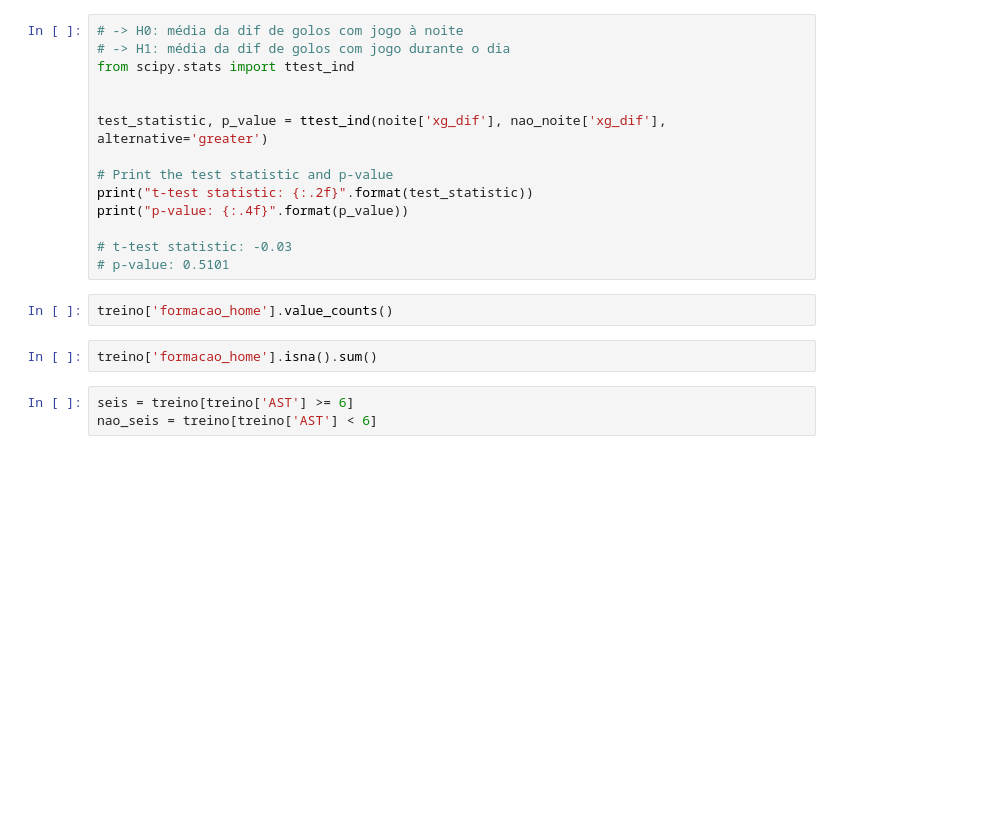
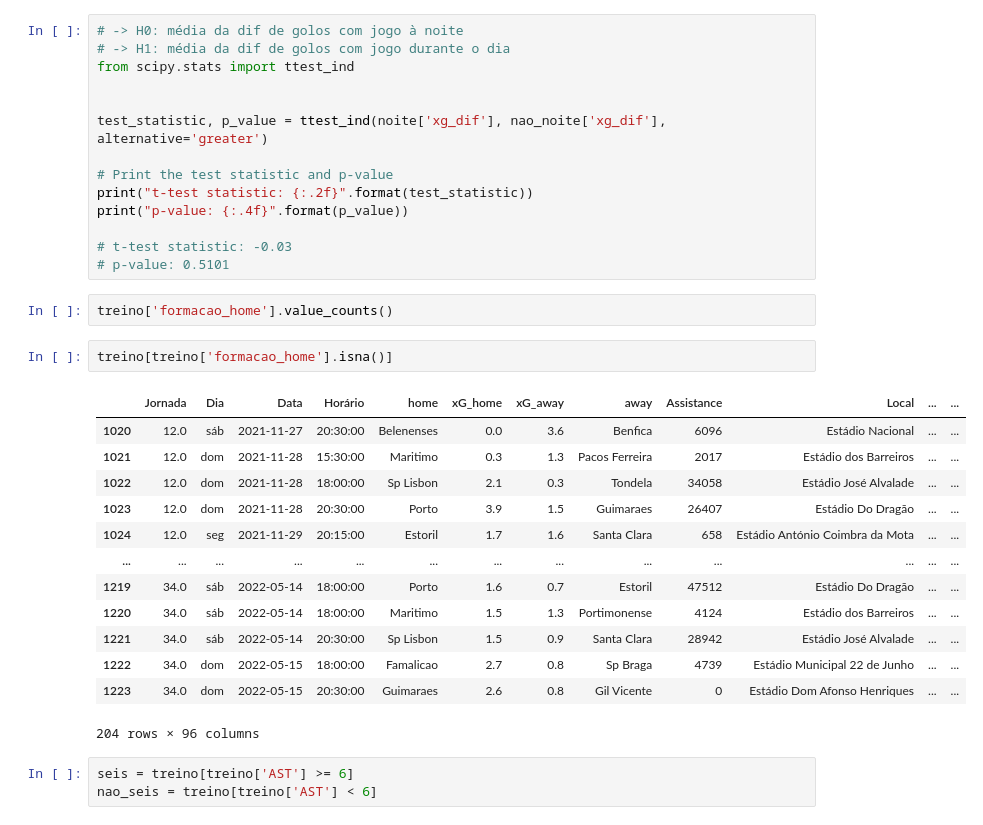
Before and after one commit to JoaoCaldas122/datamining-tp, a Jupyter notebook: TH.ipynb, the cells around one changed output. Cells and saved outputs as stored; diff of their text form; blank space fills up the shorter version.

```diff
--- a/TH.ipynb
+++ b/TH.ipynb
@@ -258,8 +262,22 @@ print("p-value: {:.4f}".format(p_value))
 # p-value: 0.5101
 # %%
 treino['formacao_home'].value_counts()
-# %%
-treino['formacao_home'].isna().sum()
+# %%
+treino[treino['formacao_home'].isna()]
+# %% [output]
+|  | Jornada | Dia | Data | Horário | home | xG_home | xG_away | away | Assistance | Local | ... | ... |
+| 1020 | 12.0 | sáb | 2021-11-27 | 20:30:00 | Belenenses | 0.0 | 3.6 | Benfica | 6096 | Estádio Nacional | ... | ... |
+| 1021 | 12.0 | dom | 2021-11-28 | 15:30:00 | Maritimo | 0.3 | 1.3 | Pacos Ferreira | 2017 | Estádio dos Barreiros | ... | ... |
+| 1022 | 12.0 | dom | 2021-11-28 | 18:00:00 | Sp Lisbon | 2.1 | 0.3 | Tondela | 34058 | Estádio José Alvalade | ... | ... |
+| 1023 | 12.0 | dom | 2021-11-28 | 20:30:00 | Porto | 3.9 | 1.5 | Guimaraes | 26407 | Estádio Do Dragão | ... | ... |
+| 1024 | 12.0 | seg | 2021-11-29 | 20:15:00 | Estoril | 1.7 | 1.6 | Santa Clara | 658 | Estádio António Coimbra da Mota | ... | ... |
+| ... | ... | ... | ... | ... | ... | ... | ... | ... | ... | ... | ... | ... |
+| 1219 | 34.0 | sáb | 2022-05-14 | 18:00:00 | Porto | 1.6 | 0.7 | Estoril | 47512 | Estádio Do Dragão | ... | ... |
+| 1220 | 34.0 | sáb | 2022-05-14 | 18:00:00 | Maritimo | 1.5 | 1.3 | Portimonense | 4124 | Estádio dos Barreiros | ... | ... |
+| 1221 | 34.0 | sáb | 2022-05-14 | 20:30:00 | Sp Lisbon | 1.5 | 0.9 | Santa Clara | 28942 | Estádio José Alvalade | ... | ... |
+| 1222 | 34.0 | dom | 2022-05-15 | 18:00:00 | Famalicao | 2.7 | 0.8 | Sp Braga | 4739 | Estádio Municipal 22 de Junho | ... | ... |
+| 1223 | 34.0 | dom | 2022-05-15 | 20:30:00 | Guimaraes | 2.6 | 0.8 | Gil Vicente | 0 | Estádio Dom Afonso Henriques | ... | ... |
+204 rows × 96 columns
 # %%
 seis = treino[treino['AST'] >= 6]
 nao_seis = treino[treino['AST'] < 6]
```
Also changed, not shown: parts of 1 cell of this notebook, 2 other files.
